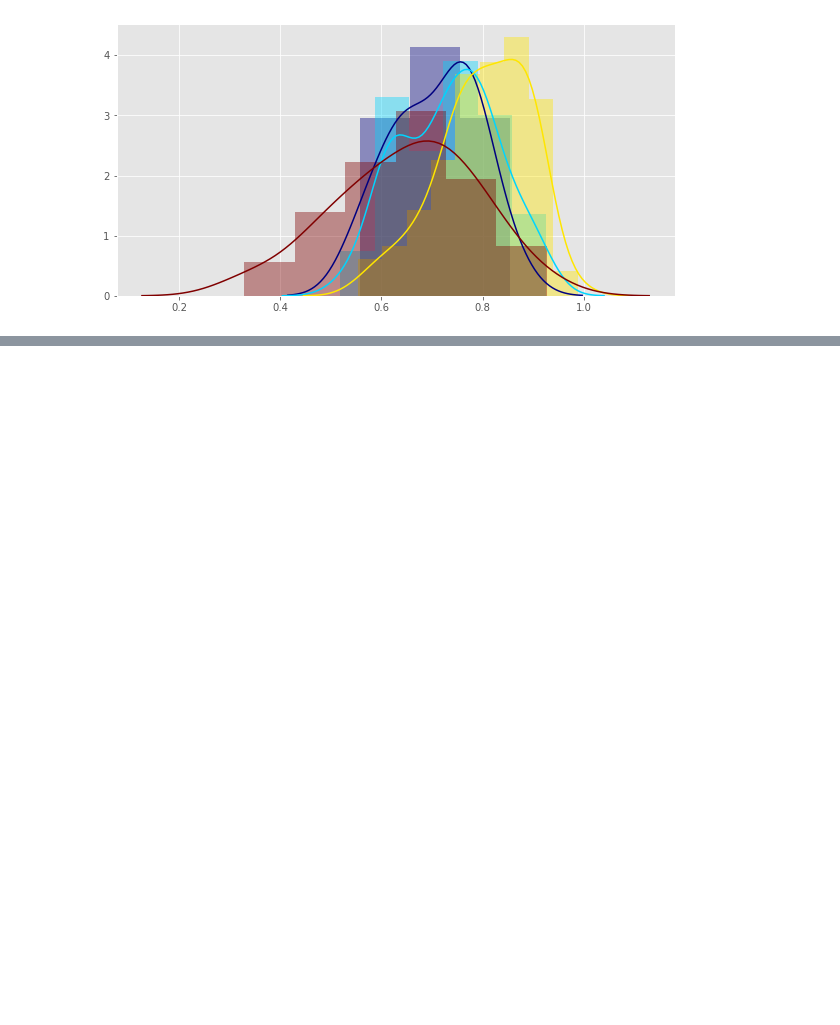
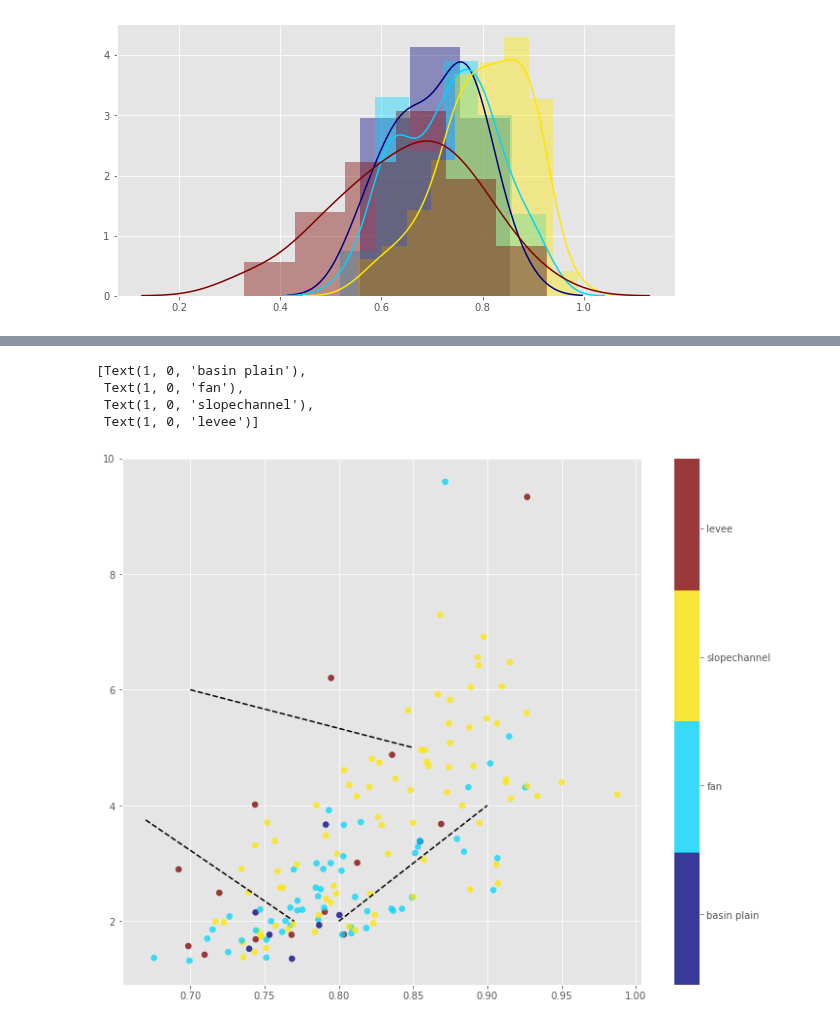
Before and after one commit to rgmyr/litholog, a Jupyter notebook: notebooks/Hurst.ipynb, the cells around one changed output, grey strips where cells are left out. Drawn from its saved outputs; the diff is of its cells as text; code cells hidden in the pictures; blank space fills up the shorter version.

```diff
--- a/notebooks/Hurst.ipynb
+++ b/notebooks/Hurst.ipynb
@@ -254,3 +274,27 @@ for i in range(4):
+# %%
+max_p = 0.1
+
+_K_gs = K_gs[np.where(pvals < max_p)]
+_D_gs = D_gs[np.where(pvals < max_p)]
+_labels = labels[np.where(pvals < max_p)]
+
+fig, ax = plt.subplots(figsize=(12, 10))
+#ax.set_aspect('equal')
+
+ax.plot([0.67, 0.77], [3.75, 2.0], 'k--')
+ax.plot([0.8, 0.9], [2, 4], 'k--')
+ax.plot([0.7, 0.85], [6, 5], 'k--')
+
+sc = plt.scatter(_K_gs, _D_gs, c=_labels, cmap=cmap, alpha=0.75)
+
+cbar = plt.colorbar(sc, ticks=np.linspace(0.4, 2.6, num=4))
+cbar.ax.set_yticklabels(['basin plain', 'fan', 'slopechannel', 'levee'])
+# %% [output]
+[Text(1, 0, 'basin plain'),
+ Text(1, 0, 'fan'),
+ Text(1, 0, 'slopechannel'),
+ Text(1, 0, 'levee')]
+[figure, added]
 # %%
 vals = np.random.randint(0, 10, 10)
 vals
```
Also changed, not shown: parts of 1 cell of this notebook, 1 other file.
